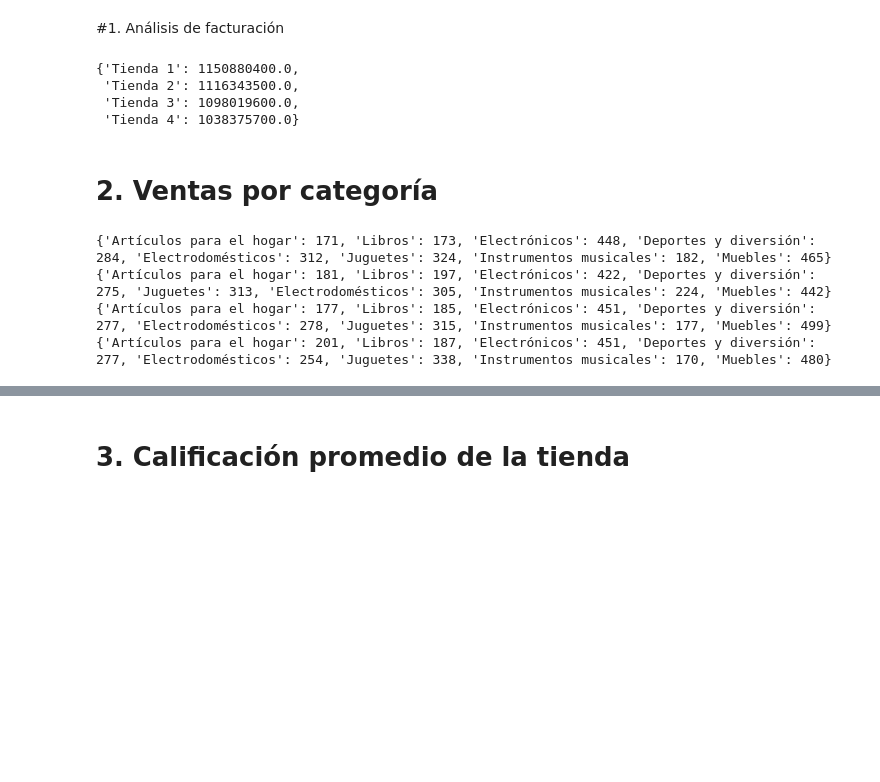
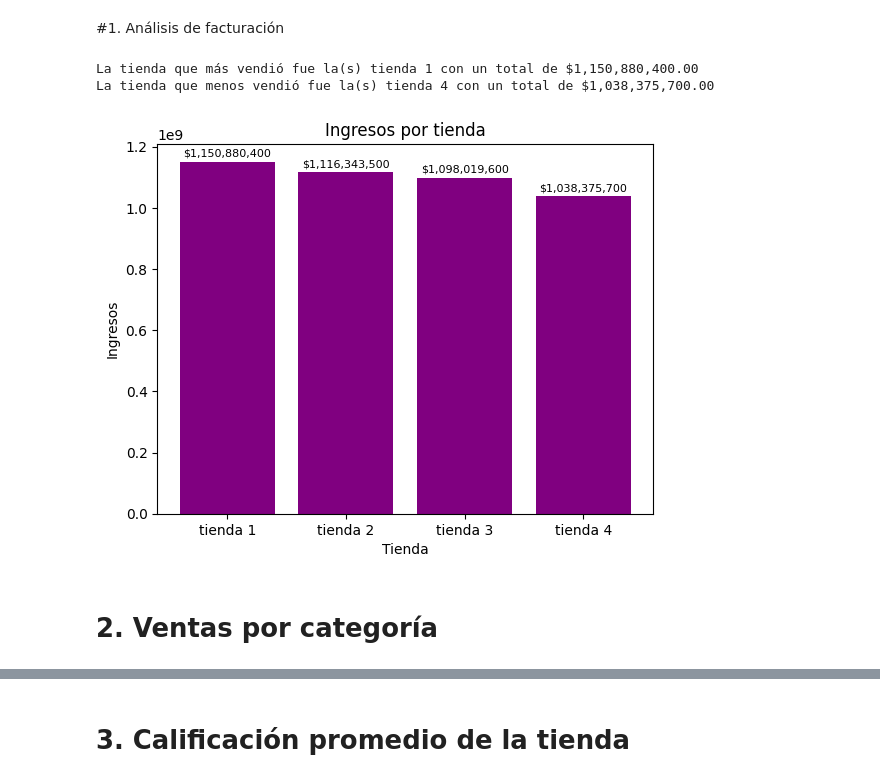
Before and after one commit to AntonioZN23/Challenge1-AluraStore, a Jupyter notebook: AluraStoreLatam.ipynb, the cells around one changed output, grey strips where cells are left out. Cells and saved outputs as stored; diff of their text form; code cells hidden in the pictures; blank space fills up the shorter version.

```diff
--- a/AluraStoreLatam.ipynb
+++ b/AluraStoreLatam.ipynb
@@ -25,18 +26,51 @@ tienda.head()
 | 4 | Silla de oficina | Muebles | 335200.0 | 20200.0 | 07/11/2020 | Maria Alfonso | Medellín | ... |
 # %% [markdown]
 #1. Análisis de facturación
-# %%
-ingresos = {'Tienda 1':float(tienda['Precio'].sum()),
-'Tienda 2':float(tienda2['Precio'].sum()),
-'Tienda 3':float(tienda3['Precio'].sum()),
-'Tienda 4':float(tienda4['Precio'].sum())}
-
-ingresos
-# %% [output]
-{'Tienda 1': 1150880400.0,
- 'Tienda 2': 1116343500.0,
- 'Tienda 3': 1098019600.0,
- 'Tienda 4': 1038375700.0}
+# %%
+ingresos = {'tienda 1':float(tienda['Precio'].sum()),
+'tienda 2':float(tienda2['Precio'].sum()),
+'tienda 3':float(tienda3['Precio'].sum()),
+'tienda 4':float(tienda4['Precio'].sum())}
+
+#print(ingresos)
+
+nombre,valor = ingresos.keys(),ingresos.values()
+mayor_ganancia = []
+menor_ganancia = []
+max_ingresos = 0
+min_ingresos = 9999999999999
+for i in valor:
+  if i >= max_ingresos:
+    max_ingresos = i
+  if i <= min_ingresos:
+    min_ingresos = i
+    tiendaMin = nombre
+
+for j in ingresos.keys():
+      if ingresos[j] == max_ingresos:
+        mayor_ganancia.append(j)
+      if ingresos[j] == min_ingresos:
+        menor_ganancia.append(j)
+
+print("La tienda que más vendió fue la(s)", ", ".join(mayor_ganancia), f"con un total de ${max_ingresos:,.2f}")
+print("La tienda que menos vendió fue la(s)", ", ".join(menor_ganancia), f"con un total de ${min_ingresos:,.2f}\n")
+
+fig, ax = plt.subplots()
+bars = ax.bar(ingresos.keys(), ingresos.values(), color='purple')
+
+for bar in bars:
+    altura = bar.get_height()
+    texto = f"${altura:,.0f}"
+    ax.text(bar.get_x() + bar.get_width()/2,altura + (altura * 0.01), texto, ha='center', va='bottom', fontsize=8)
+
+plt.title('Ingresos por tienda')
+plt.xlabel('Tienda')
+plt.ylabel('Ingresos')
+plt.show()
+# %% [output]
+La tienda que más vendió fue la(s) tienda 1 con un total de $1,150,880,400.00
+La tienda que menos vendió fue la(s) tienda 4 con un total de $1,038,375,700.00
+[figure, added]
 # %% [markdown]
 # 2. Ventas por categoría
 # %%
@@ -48,10 +87,0 @@ def ventas_por_categoria(valores_tienda):
-# %%
-print(ventas_por_categoria(tienda))
-print(ventas_por_categoria(tienda2))
-print(ventas_por_categoria(tienda3))
-print(ventas_por_categoria(tienda4))
-# %% [output]
-{'Artículos para el hogar': 171, 'Libros': 173, 'Electrónicos': 448, 'Deportes y diversión': 284, 'Electrodomésticos': 312, 'Juguetes': 324, 'Instrumentos musicales': 182, 'Muebles': 465}
-{'Artículos para el hogar': 181, 'Libros': 197, 'Electrónicos': 422, 'Deportes y diversión': 275, 'Juguetes': 313, 'Electrodomésticos': 305, 'Instrumentos musicales': 224, 'Muebles': 442}
-{'Artículos para el hogar': 177, 'Libros': 185, 'Electrónicos': 451, 'Deportes y diversión': 277, 'Electrodomésticos': 278, 'Juguetes': 315, 'Instrumentos musicales': 177, 'Muebles': 499}
-{'Artículos para el hogar': 201, 'Libros': 187, 'Electrónicos': 451, 'Deportes y diversión': 277, 'Electrodomésticos': 254, 'Juguetes': 338, 'Instrumentos musicales': 170, 'Muebles': 480}
```
Also changed, not shown: parts of 10 cells of this notebook.
